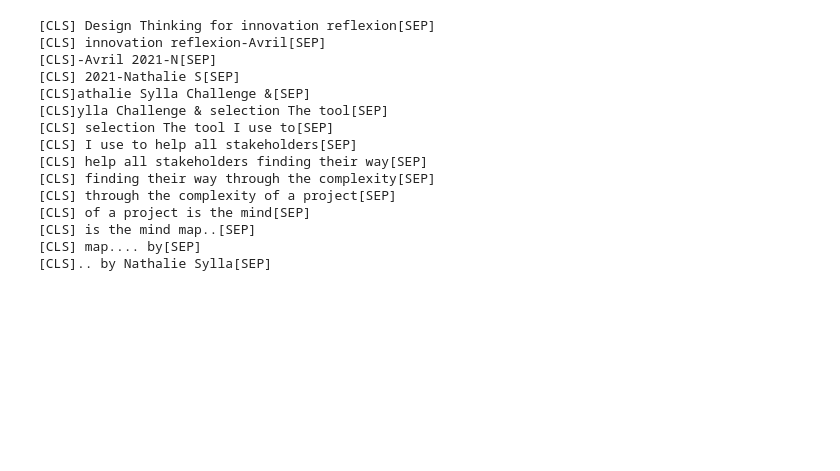
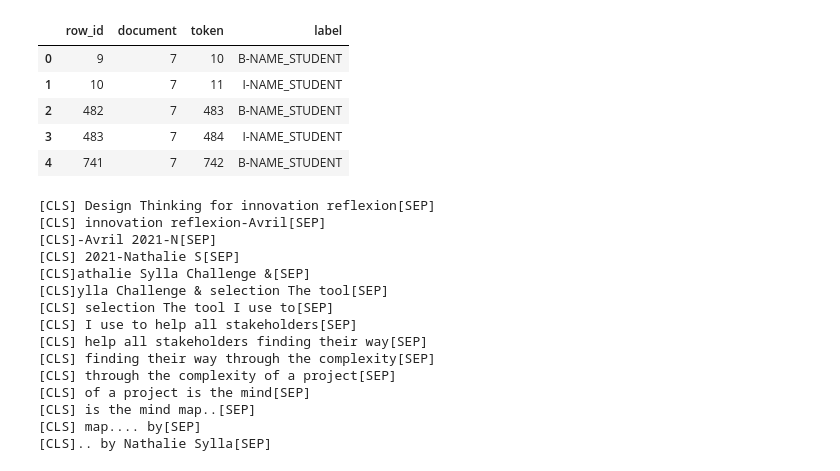
Before and after one commit to jashdalvi/PII-Data-Detection, a Jupyter notebook: notebooks/tokenizers.ipynb, the cells around one changed output. Cells and saved outputs as stored; diff of their text form; code cells hidden in the pictures; blank space fills up the shorter version.

```diff
--- a/notebooks/tokenizers.ipynb
+++ b/notebooks/tokenizers.ipynb
@@ -15,3 +155,16 @@ df.shape
+# %%
+pred_df  = reference_df.copy()
+# %%
+pred_df["token"] = pred_df["token"] + 1
+# %%
+pred_df.head()
+# %% [output]
+|  | row_id | document | token | label |
+| 0 | 9 | 7 | 10 | B-NAME_STUDENT |
+| 1 | 10 | 7 | 11 | I-NAME_STUDENT |
+| 2 | 482 | 7 | 483 | B-NAME_STUDENT |
+| 3 | 483 | 7 | 484 | I-NAME_STUDENT |
+| 4 | 741 | 7 | 742 | B-NAME_STUDENT |
 # %%
 valid_doc_ids = []
 for i, row in df.iterrows():
```
Also changed, not shown: parts of 19 cells of this notebook, 2 other files.
